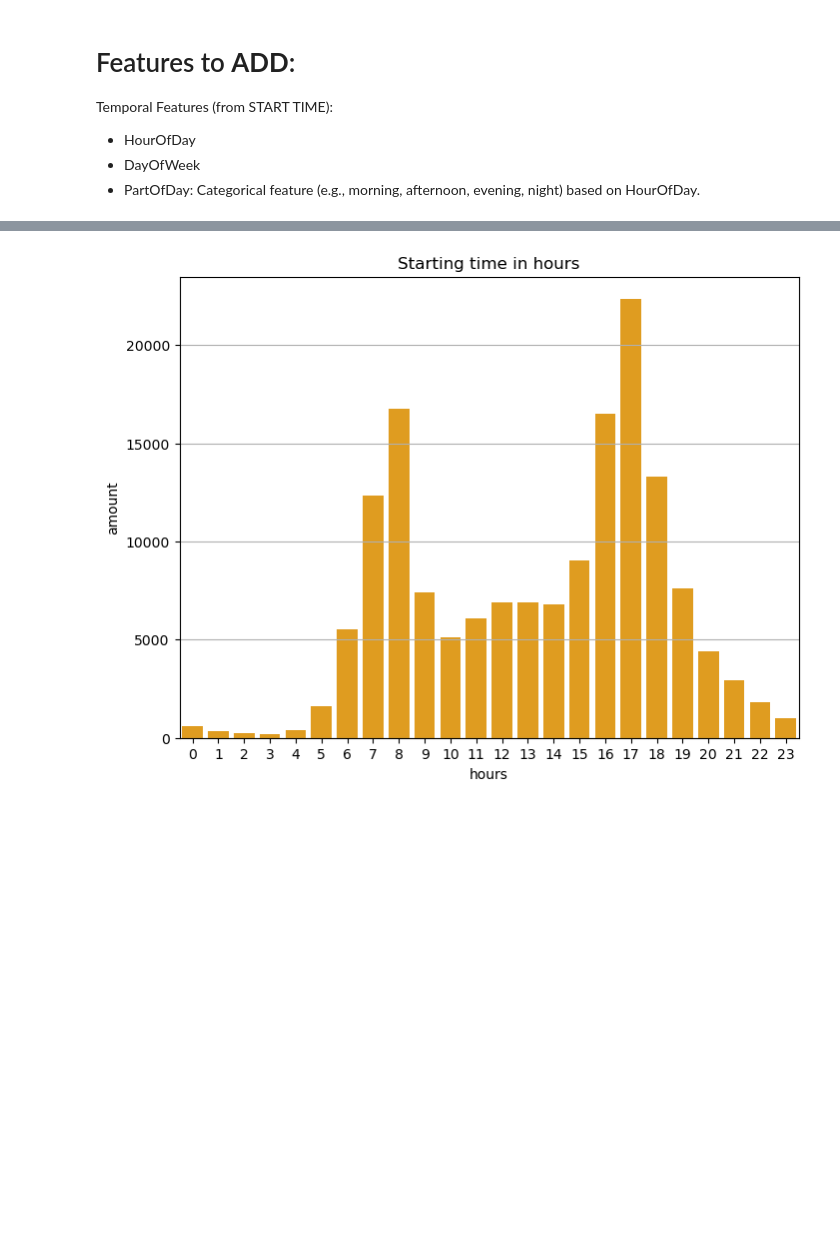
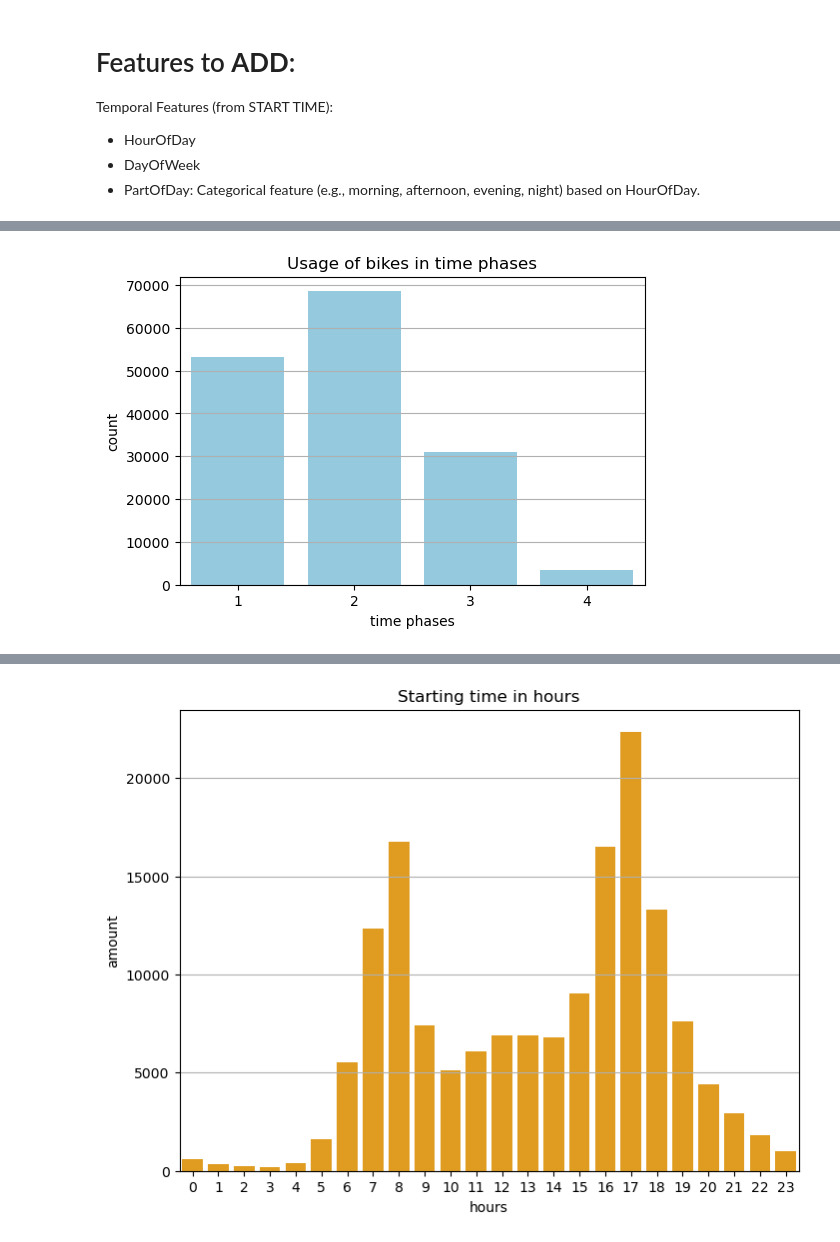
Before and after one commit to kbui-03/ChicagoBikeProject, a Jupyter notebook: rayn_branch_datetime.ipynb, the cells around one changed output, grey strips where cells are left out. Cells and saved outputs as stored; diff of their text form; code cells hidden in the pictures; blank space fills up the shorter version.

```diff
--- a/rayn_branch_datetime.ipynb
+++ b/rayn_branch_datetime.ipynb
@@ -49,3 +69,16 @@ df_bike_clean[['START TIME', 'TIME PHASES']].head()
+# %%
+plt.figure(figsize=(6,4))
+sns.countplot(x="TIME PHASES", data=df_bike_clean, color="skyblue")
+
+plt.title("Usage of bikes in time phases")
+plt.xlabel("time phases")
+plt.ylabel("count")
+plt.grid(axis="y")
+plt.show()
+
+# not included in Milestone 2
+# %% [output]
+[figure, added]
 # %%
 df_bike_clean.head()
 # %% [output]
```
Also changed, not shown: parts of 14 cells of this notebook.
